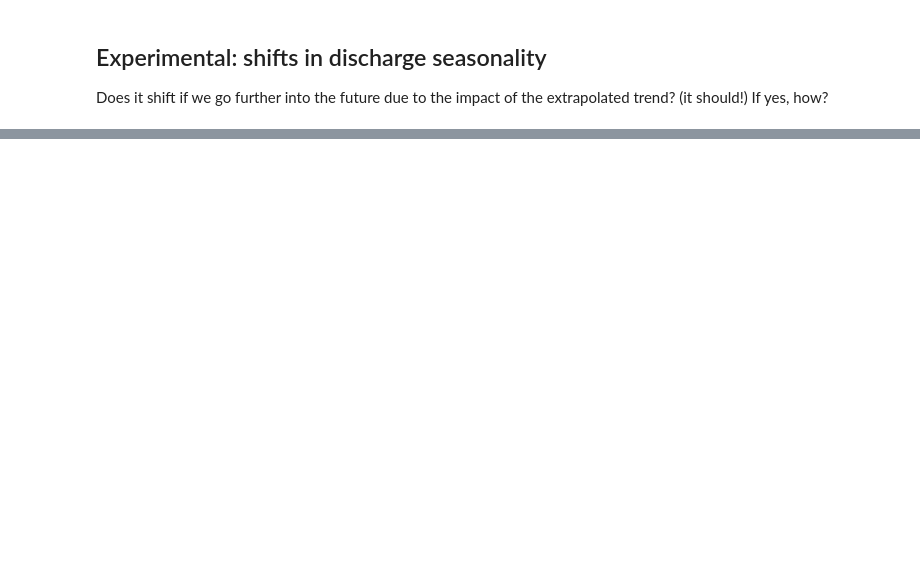
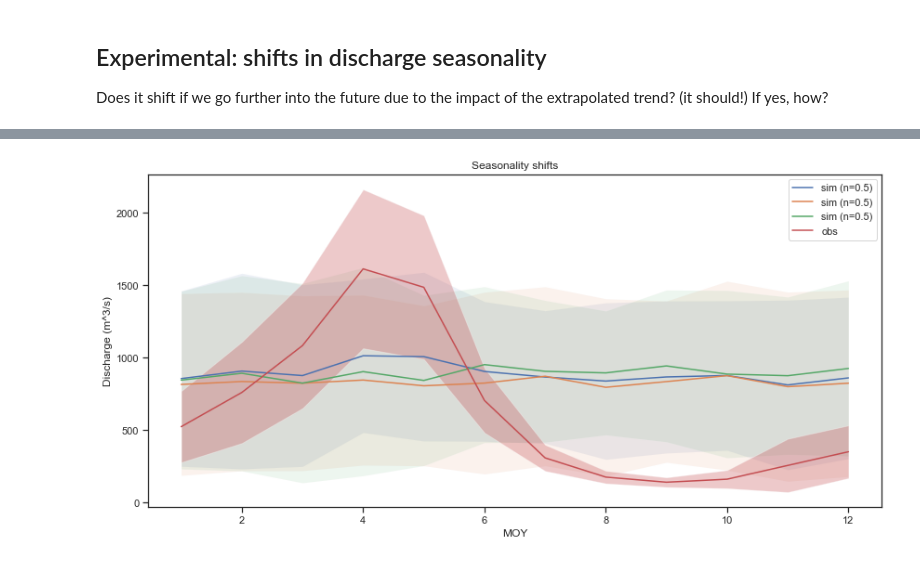
Before and after one commit to derpyninja/cciwr, a Jupyter notebook: monte_carlo_simulation.ipynb, the cells around one changed output, grey strips where cells are left out. Drawn from its saved outputs; the diff is of its cells as text; code cells hidden in the pictures; blank space fills up the shorter version.

```diff
--- a/monte_carlo_simulation.ipynb
+++ b/monte_carlo_simulation.ipynb
@@ -609,0 +201,53 @@ plt.legend()
+# %%
+# observations
+ts_obs = ts_obs
+climat_obs_mean = ts_obs.groupby(ts_obs.index.month).mean()
+climat_obs_mean.name = "observed"
+climat_obs_sd = ts_obs.groupby(ts_obs.index.month).std()
+
+# simulations
+q = 0.5
+ts_extrp = ts_extrp
+climat_extrp_mean = ts_extrp.groupby(ts_extrp.index.month).mean()
+climat_extrp_sd = ts_extrp.groupby(ts_extrp.index.month).std()
+climat_extrp_mean.name = "simulated"
+# %%
+fig, ax = plt.subplots(figsize=(12,6))
+
+# simulations
+ts_extrp = model_mosul_usgs_linear.extrapolation['2066-01-31':'2099-12-31']
+for n in [1, 50, 100]:
+    ts_extrp_q = ts_extrp[n]
+    climat_extrp_mean = ts_extrp_q.groupby(ts_extrp.index.month).mean()
+    climat_extrp_sd = ts_extrp_q.groupby(ts_extrp.index.month).std()
+    climat_extrp_mean.name = "sim (n={})".format(q)
+
+    # plot
+    climat_extrp_mean.plot(ax = ax)
+    ax.fill_between(climat_extrp_mean.index.values,
+                    climat_extrp_mean - climat_extrp_sd,
+                    climat_extrp_mean + climat_extrp_sd,
+                    alpha = 0.1)
+
+# observations from the first 30 years
+ts_obs = model_mosul_usgs_linear.ts['1931-01-01':'1961-01-01']
+climat_obs_mean = ts_obs.groupby(ts_obs.index.month).mean()
+climat_obs_mean.name = "obs"
+climat_obs_sd = ts_obs.groupby(ts_obs.index.month).std()
+
+# plot
+climat_obs_mean.plot(ax = ax)
+ax.fill_between(climat_obs_mean.index.values,
+                climat_obs_mean - climat_obs_sd,
+                climat_obs_mean + climat_obs_sd,
+                alpha = 0.3)
+
+# general
+ax.set_xlabel("MOY")
+ax.set_ylabel("Discharge (m^3/s)")
+ax.set_title("Seasonality shifts")
+
+plt.legend()
+plt.tight_layout()
+# %% [output]
+[figure, added]
```
Also changed, not shown: parts of 30 cells of this notebook, 7 other files.
